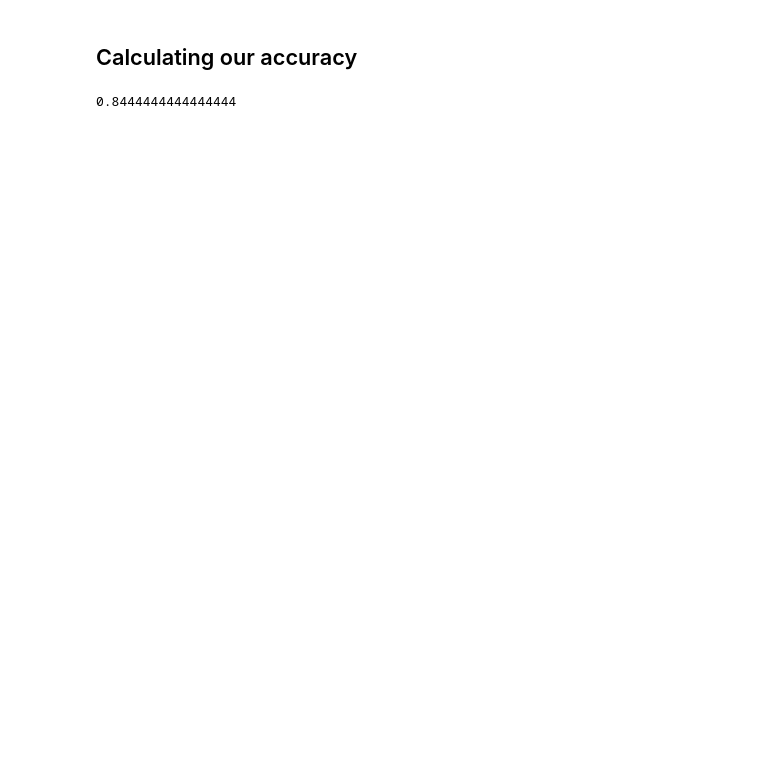
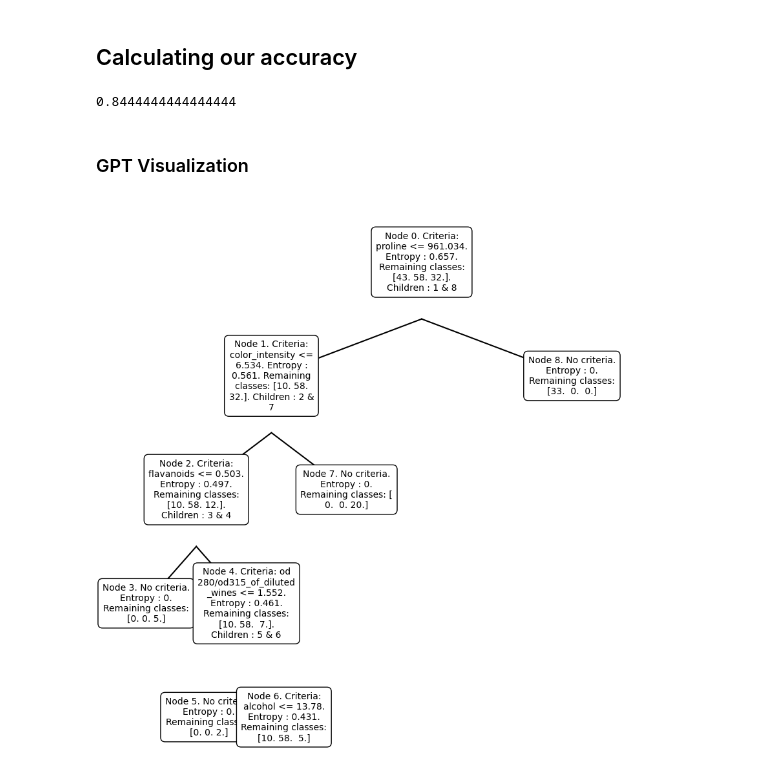
Before and after one commit to Superbowy/AI-Learning-Projects, a Jupyter notebook: Decision Tree.ipynb, the cells around one changed output. Cells and saved outputs as stored; diff of their text form; code cells hidden in the pictures; blank space fills up the shorter version.

Commit message:
Decision Tree visualization

```diff
--- a/Decision Tree.ipynb
+++ b/Decision Tree.ipynb
@@ -90,11 +90,11 @@ class Node:
 
     def __str__(self):
         if self.parameter == None:
-            return f"Node {self.id}. No criteria. Entropy : {self.entropy}. Remaining classes: {self.split}"
+            return f"Node {self.id}. No criteria. Entropy : {round(self.entropy,3)}. Remaining classes: {self.split}"
         elif self.right == None and self.left == None:
-            return f"Node {self.id}. Criteria: {self.criteria} <= {self.parameter}. Entropy : {self.entropy}. Remaining classes: {self.split}"
+            return f"Node {self.id}. Criteria: {self.criteria} <= {round(self.parameter,3)}. Entropy : {round(self.entropy,3)}. Remaining classes: {self.split}"
         else:
-            return f"Node {self.id}. Criteria: {self.criteria} <= {self.parameter}. Entropy : {self.entropy}. Remaining classes: {self.split}. Children : {self.left.id} & {self.right.id}"
+            return f"Node {self.id}. Criteria: {self.criteria} <= {round(self.parameter,3)}. Entropy : {round(self.entropy,3)}. Remaining classes: {self.split}. Children : {self.left.id} & {self.right.id}"
 # %% [markdown]
 ## Implementing the Tree
 # %%
@@ -240,3 +240,37 @@ predicted = my_model.predict(X_test)
 print(((predicted == Y_test).sum() / predicted.shape[0]))
 # %% [output]
 0.8444444444444444
+# %% [markdown]
+### GPT Visualization
+# %%
+import textwrap
+
+def plot_tree(node, x=0, y=0, layer=1, ax=None):
+    if ax is None:
+        fig, ax = plt.subplots(figsize=(12, 8))
+
+    # Wrap the text to fit in the box
+    node_text = str(node)
+    wrapped_text = "\n".join(textwrap.wrap(node_text, width=20))
+
+    # Draw the node with wrapped text
+    ax.text(x, y, wrapped_text, fontsize=10, ha='center', va='center',
+            bbox=dict(facecolor='white', edgecolor='black', boxstyle='round,pad=0.5'))
+
+    # If the node has children, plot them
+    if node.left is not None:
+        ax.plot([x, x - 1 / layer], [y - 0.1, y - 0.2], color='black')  # Line to left child
+        plot_tree(node.left, x - 1 / layer, y - 0.2, layer + 1, ax)
+
+    if node.right is not None:
+        ax.plot([x, x + 1 / layer], [y - 0.1, y - 0.2], color='black')  # Line to right child
+        plot_tree(node.right, x + 1 / layer, y - 0.2, layer + 1, ax)
+
+    ax.set_xlim(-2, 2)
+    ax.set_ylim(-len(node.split) * 0.2, 0.1)
+    ax.axis('off')
+
+plot_tree(my_model.root)
+plt.show()
+# %% [output]
+[figure, added]
```
Also changed, not shown: parts of 1 cell of this notebook.
